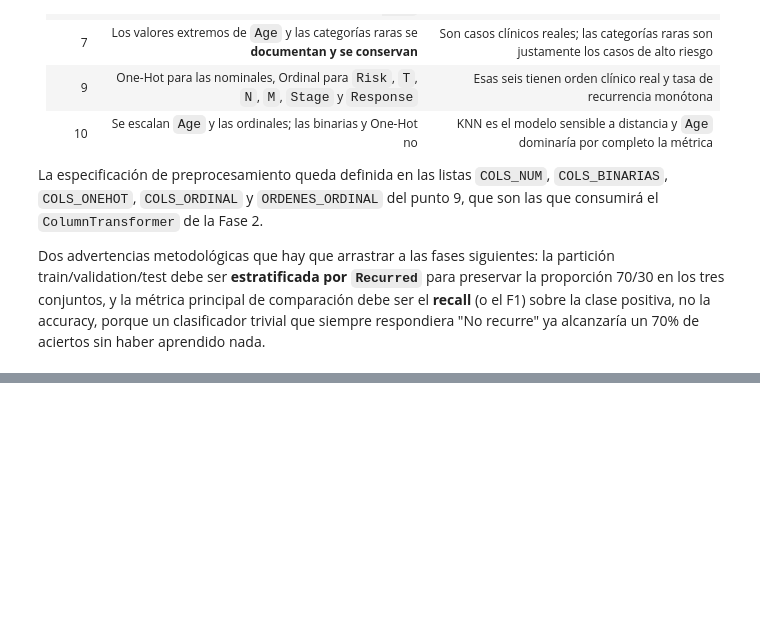
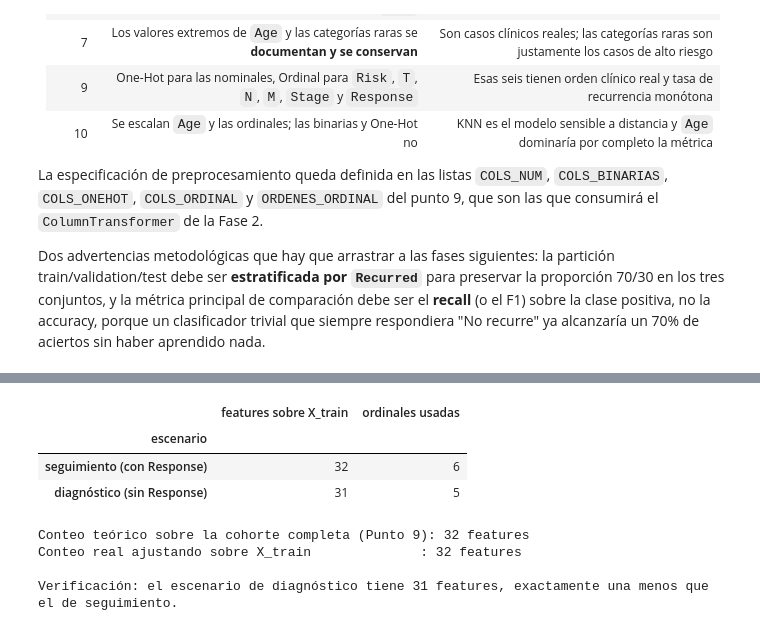
Before and after one commit to kepabonsaeafit/fundamentos-aa-2026, a Jupyter notebook: talleres/workshop2-ml/workshop2_clasificacion_tiroides.ipynb, the cells around one changed output, grey strips where cells are left out. Saved outputs shown, nothing was run; the diff lists cells and outputs as text; code cells hidden in the pictures; blank space fills up the shorter version.

```diff
--- a/talleres/workshop2-ml/workshop2_clasificacion_tiroides.ipynb
+++ b/talleres/workshop2-ml/workshop2_clasificacion_tiroides.ipynb
@@ -1735,0 +1920,40 @@ Dos advertencias metodológicas que hay que arrastrar a las fases siguientes: la
+# %%
+# Los dos preprocesadores se ajustan SOLO sobre X_train y se cuenta cuántas columnas produce
+# cada uno. El conteo teórico del Punto 9 (32 y 31) se calculó sobre la cohorte completa; el
+# real puede ser menor si alguna categoría rara no cayó en el conjunto de entrenamiento.
+teorico_seguimiento = (len(COLS_NUM) + len(COLS_BINARIAS)
+                       + sum(df[c].nunique() for c in COLS_ONEHOT) + len(COLS_ORDINAL))
+
+resumen_prep = []
+for etiqueta, prep in [("seguimiento (con Response)", prep_seguimiento),
+                       ("diagnóstico (sin Response)", prep_diagnostico)]:
+    prep.fit(X_train)
+    resumen_prep.append({
+        "escenario": etiqueta,
+        "features sobre X_train": len(prep.get_feature_names_out()),
+        "ordinales usadas": len(prep.transformers_[3][2]),
+    })
+
+display(pd.DataFrame(resumen_prep).set_index("escenario"))
+
+n_seg = len(prep_seguimiento.get_feature_names_out())
+n_diag = len(prep_diagnostico.get_feature_names_out())
+print(f"Conteo teórico sobre la cohorte completa (Punto 9): {teorico_seguimiento} features")
+print(f"Conteo real ajustando sobre X_train              : {n_seg} features")
+if n_seg < teorico_seguimiento:
+    print(f"  -> {teorico_seguimiento - n_seg} categoría(s) rara(s) no aparecieron en X_train; "
+          "el Punto 13 las identifica.")
+
+# Lo que sí debe cumplirse siempre: quitar 'Response' resta exactamente una columna ordinal.
+assert n_diag == n_seg - 1, "Retirar 'Response' debería restar exactamente una columna"
+print(f"\nVerificación: el escenario de diagnóstico tiene {n_diag} features, "
+      f"exactamente una menos que el de seguimiento.")
+# %% [output]
+|  | features sobre X_train | ordinales usadas |
+| escenario |  |  |
+| seguimiento (con Response) | 32 | 6 |
+| diagnóstico (sin Response) | 31 | 5 |
+Conteo teórico sobre la cohorte completa (Punto 9): 32 features
+Conteo real ajustando sobre X_train              : 32 features
+
+Verificación: el escenario de diagnóstico tiene 31 features, exactamente una menos que el de seguimiento.
```
Also changed, not shown: parts of 16 cells of this notebook, 2 other files.
